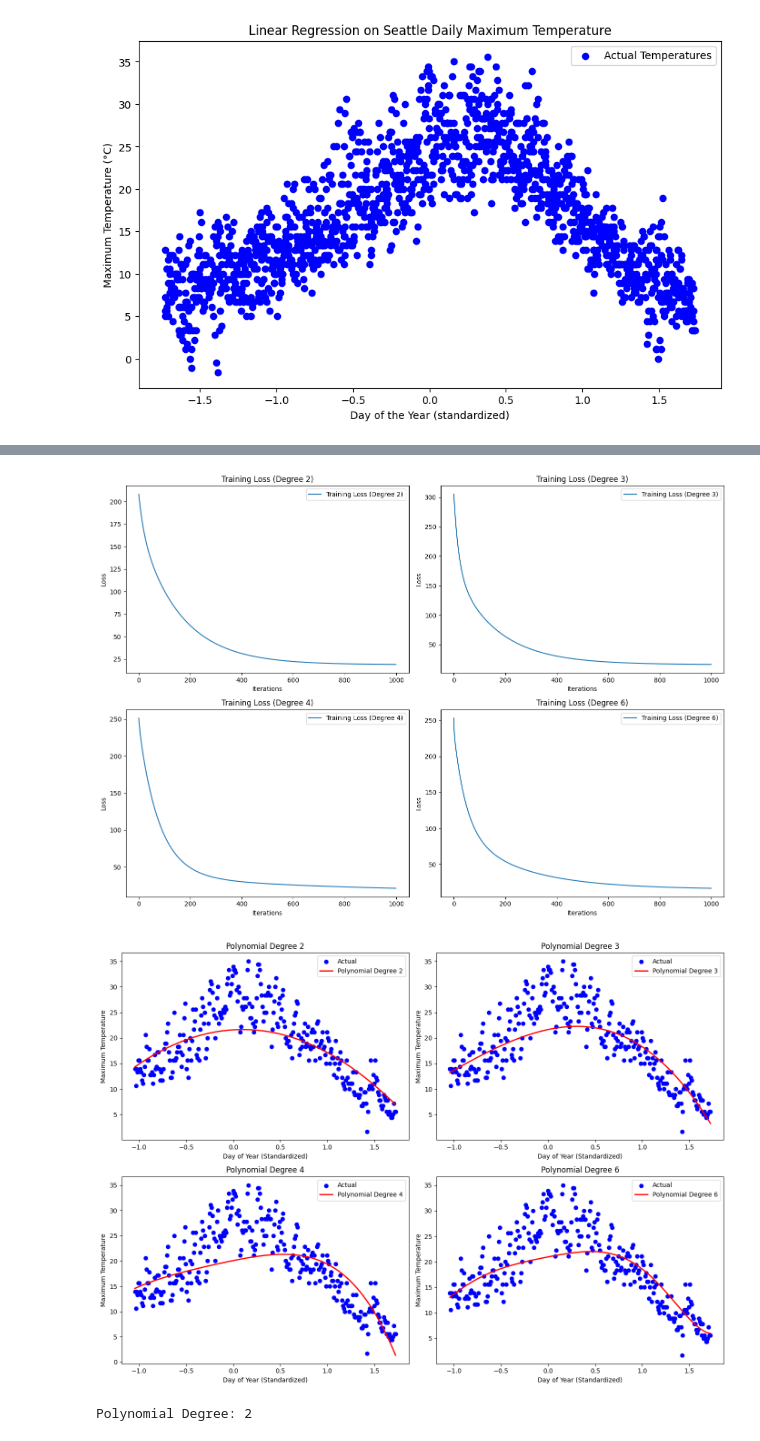
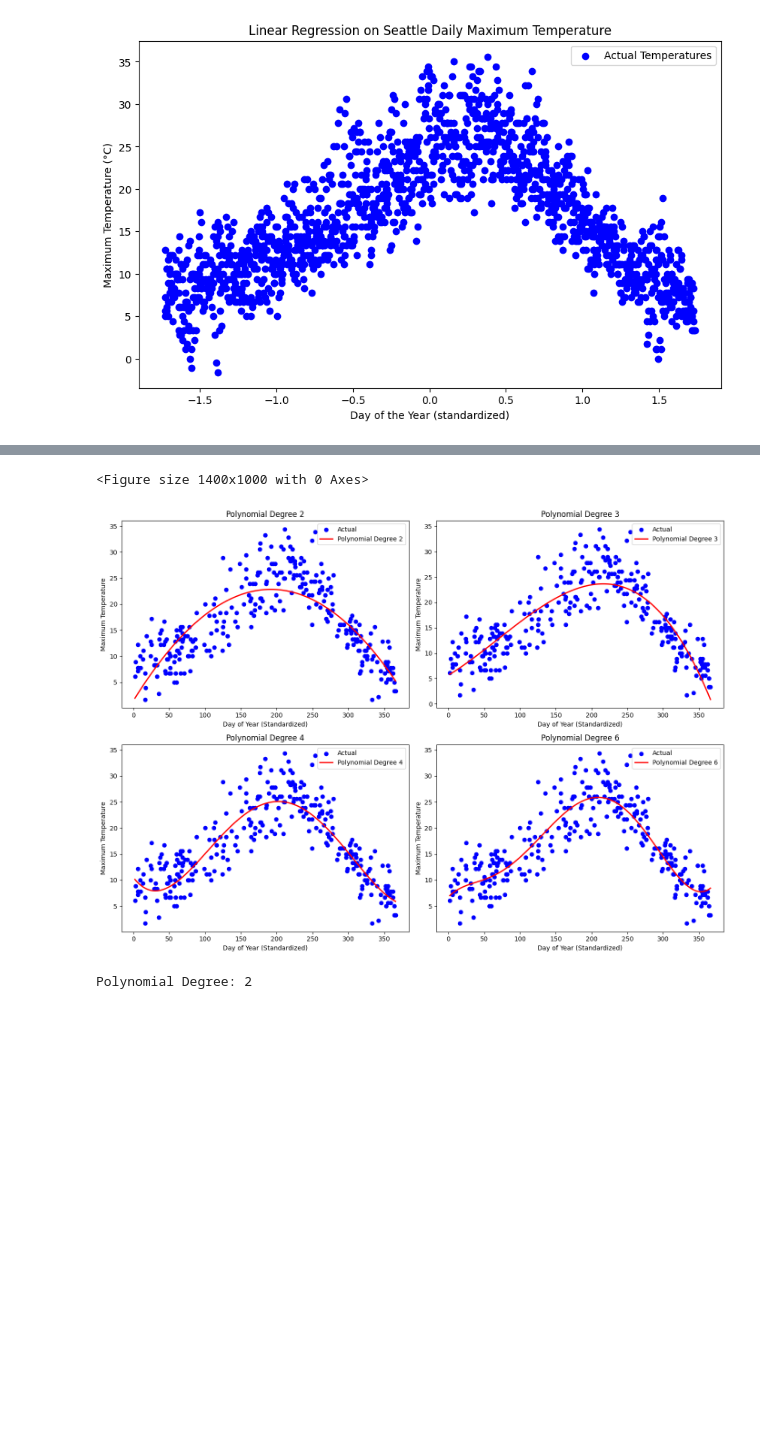
Before and after one commit to sonjaove/IISERB-ML-DL-course, a Jupyter notebook: answers/assignmnt_4_vedanshi.ipynb, the cells around one changed output, grey strips where cells are left out. Cells and saved outputs as stored; diff of their text form; code cells hidden in the pictures; blank space fills up the shorter version.

```diff
--- a/answers/assignmnt_4_vedanshi.ipynb
+++ b/answers/assignmnt_4_vedanshi.ipynb
@@ -55,7 +55,7 @@ X_train,X_test,y_train,y_test = tts(X, y, test_size=0.2, random_state=42)
 import pandas as pd
 import numpy as np
 import matplotlib.pyplot as plt
-from sklearn.preprocessing import StandardScaler
+from sklearn.preprocessing import StandardScaler, PolynomialFeatures
 
 # Load the dataset
 url = 'https://raw.githubusercontent.com/vega/vega-datasets/next/data/seattle-weather.csv'
@@ -76,49 +76,33 @@ df1 = df1.sort_values('DATE').reset_index(drop=True)
 scaler = StandardScaler()
 X_scaled = scaler.fit_transform(X)
 
-# Manual split: 80% training, 20% test
-train_size = int(0.8 * len(X_scaled))
-X_train, X_test = X_scaled[:train_size], X_scaled[train_size:]
-y_train, y_test = y[:train_size], y[train_size:]
-
-# Create polynomial features manually
-def create_polynomial_features(X, degree):
-    X_poly = np.ones((X.shape[0], 1))  # Start with a column of ones for the intercept term
-    for d in range(1, degree + 1):
-        X_poly = np.hstack((X_poly, X ** d))
-    return X_poly
 
 # Initialize function for training and evaluation
 def train_and_evaluate(X_train, y_train, X_test, y_test, degree):
-    X_train_poly = create_polynomial_features(X_train, degree)
-    X_test_poly = create_polynomial_features(X_test, degree)
+    scale_poly = PolynomialFeatures(degree)
+    X_train_poly = scale_poly.fit_transform(X_train)
+    X_test_poly = scale_poly.transform(X_test)
 
-    # Initialize parameters
-    theta = np.random.randn(X_train_poly.shape[1])  # Random initialization
-    learning_rate = 0.01  # Adjust learning rate to avoid overflow
-    n_iterations = 1000
-    m = len(X_train_poly)
-    loss_history_train = []
+    # Add a column of ones for the bias term
+    X_train_poly = np.c_[np.ones((X_train_poly.shape[0], 1)), X_train_poly]
+    X_test_poly = np.c_[np.ones((X_test_poly.shape[0], 1)), X_test_poly]
 
-    # Gradient descent
-    for iteration in range(n_iterations):
-        gradients = 1/m * X_train_poly.T.dot(X_train_poly.dot(theta) - y_train)
-        theta = theta - learning_rate * gradients
-        loss_train = (1/m) * np.sum((X_train_poly.dot(theta) - y_train)**2)
-        loss_history_train.append(loss_train)
-        if np.isnan(loss_train) or np.isinf(loss_train):
-            break
+    lambda_ = 1e-5
+    I = np.eye(X_train_poly.shape[1])
+    I[0, 0] = 0
+
+    # Solve for theta using the regularized normal equation
+    theta = np.linalg.inv(X_train_poly.T.dot(X_train_poly) + lambda_ * I).dot(X_train_poly.T).dot(y_train)
 
     # Make predictions
     y_train_pred = X_train_poly.dot(theta)
     y_test_pred = X_test_poly.dot(theta)
 
     # Evaluate the model on the training and test sets
-    train_loss = (1/len(X_train_poly)) * np.sum((X_train_poly.dot(theta) - y_train)**2)
-    test_loss = (1/len(X_test_poly)) * np.sum((X_test_poly.dot(theta) - y_test)**2)
+    train_loss = (1 / len(X_train_poly)) * np.sum((y_train_pred - y_train) ** 2)
+    test_loss = (1 / len(X_test_poly)) * np.sum((y_test_pred - y_test) ** 2)
 
-    return y_train_pred, y_test_pred, loss_history_train, train_loss, test_loss, theta
-
+    return y_train_pred, y_test_pred, train_loss, test_loss, theta
 # Degree of the polynomial
 degrees = [2, 3, 4, 6]
 
@@ -126,31 +110,24 @@ degrees = [2, 3, 4, 6]
 plt.figure(figsize=(14, 10))
 
 for degree in degrees:
-    y_train_pred, y_test_pred, loss_history_train, train_loss, test_loss, theta = train_and_evaluate(X_train, y_train, X_test, y_test, degree)
-
-    # Plot training loss
-    plt.subplot(2, 2, degrees.index(degree) + 1)
-    plt.plot(loss_history_train, label=f'Training Loss (Degree {degree})')
-    plt.xlabel('Iterations')
-    plt.ylabel('Loss')
-    plt.title(f'Training Loss (Degree {degree})')
-    plt.legend()
-
+    y_train_pred, y_test_pred, train_loss, test_loss, theta = train_and_evaluate(X_train, y_train, X_test, y_test, degree)
     # Print train and test losses
     print(f"Degree {degree} - Train Loss: {train_loss:.4f}, Test Loss: {test_loss:.4f}")
-
-plt.tight_layout()
-plt.show()
 
 # Plot actual vs predicted values for test set for each degree
 plt.figure(figsize=(14, 10))
 
 for degree in degrees:
-    _, y_test_pred, _, _, _, theta = train_and_evaluate(X_train, y_train, X_test, y_test, degree)
+    y_train_pred, y_test_pred, train_loss, test_loss, theta = train_and_evaluate(X_train, y_train, X_test, y_test, degree)
 
     # Generate polynomial features for the plot
     X_plot = np.linspace(X_test.min(), X_test.max(), 500).reshape(-1, 1)
-    X_plot_poly = create_polynomial_features(X_plot, degree)
+    scale_poly = PolynomialFeatures(degree)
+    X_plot_poly = scale_poly.fit_transform(X_plot)
+
+    # Add a column of ones for the bias term
+    X_plot_poly = np.c_[np.ones((X_plot_poly.shape[0], 1)), X_plot_poly]
+
     y_plot = X_plot_poly.dot(theta)
 
     plt.subplot(2, 2, degrees.index(degree) + 1)
@@ -160,7 +137,6 @@ for degree in degrees:
     plt.ylabel('Maximum Temperature')
     plt.title(f'Polynomial Degree {degree}')
     plt.legend()
-
 plt.tight_layout()
 plt.show()
 # %% [output]
@@ -171,5 +147,5 @@ Degree 6 - Train Loss: 16.7639, Test Loss: 22.2455
+<Figure size 1400x1000 with 0 Axes>
-[figure, old version]
+[figure, new version]
-[figure, removed]
 # %%
 # Experiment with different polynomial degrees
 degrees = [2, 3, 4, 5]
```
Also changed, not shown: parts of 2 cells of this notebook, 5 other files.
